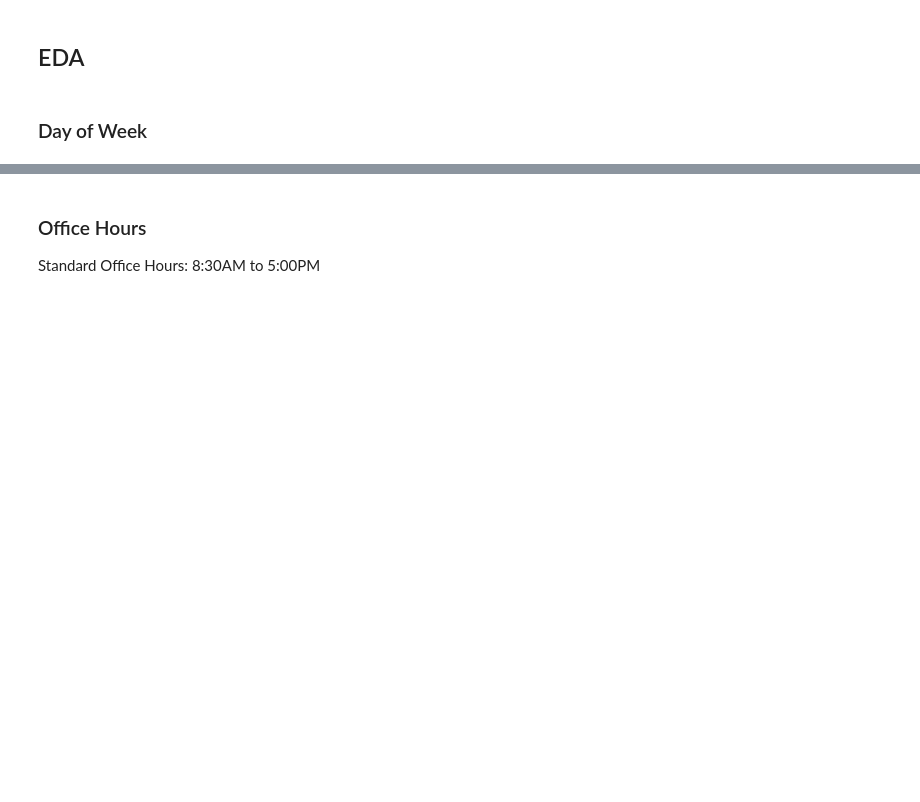
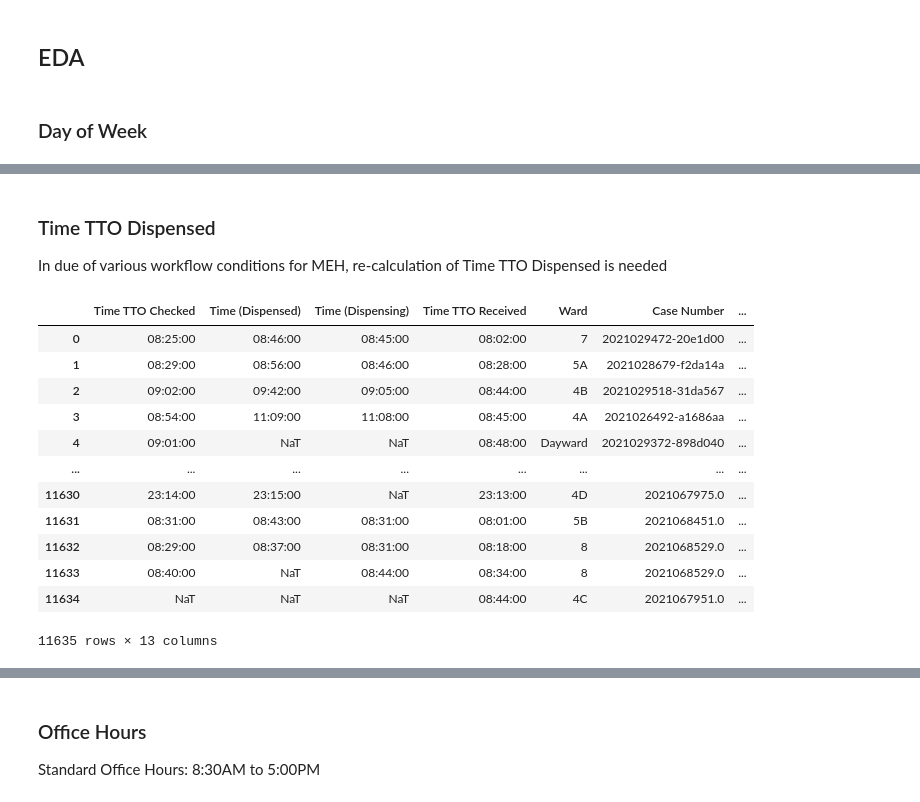
Before and after one commit to RoystonCXW/IS447---Smart-Healthcare, a Jupyter notebook: IS447/System/Data/Pharmacy Dept/Data Cleaning/MEH_Cleaning.ipynb, the cells around one changed output, grey strips where cells are left out. Saved outputs shown, nothing was run; the diff lists cells and outputs as text; code cells hidden in the pictures; blank space fills up the shorter version.

```diff
--- a/IS447/System/Data/Pharmacy Dept/Data Cleaning/MEH_Cleaning.ipynb
+++ b/IS447/System/Data/Pharmacy Dept/Data Cleaning/MEH_Cleaning.ipynb
@@ -520,3 +525,34 @@ dfinal_csv.head()
 | 2 | 09:02:00 | 09:42:00 | 09:05:00 | 08:44:00 | 4B | 2021029518-31da567 | ... |
 | 3 | 08:54:00 | 11:09:00 | 11:08:00 | 08:45:00 | 4A | 2021026492-a1686aa | ... |
 | 4 | 09:01:00 | NaT | NaT | 08:48:00 | Dayward | 2021029372-898d040 | ... |
+# %% [markdown]
+### Time TTO Dispensed
+
+In due of various workflow conditions for MEH, re-calculation of Time TTO Dispensed is needed
+# %%
+#ASSUMPTIONS
+#if dispensed by nurse -> time tto dispensed = time tto checked
+#if passed to nurse -> time tto dispensed = time tto checked
+#if in pigeon -> time tto dispensed = time tto checked
+#else time tto dispensed = time (dispensed)
+
+dfinal_csv['Time TTO Dispensed'] = np.where(((dfinal_csv['Time (Dispensed by Nurse)'].notnull()) |
+                                        (dfinal_csv['Time (Passed to Nurse)'].notnull()) |
+                                        (dfinal_csv['Time (in Pigeon)'].notnull())),
+                                        dfinal_csv['Time TTO Checked'], dfinal_csv['Time (Dispensed)'])
+
+dfinal_csv
+# %% [output]
+|  | Time TTO Checked | Time (Dispensed) | Time (Dispensing) | Time TTO Received | Ward | Case Number | ... |
+| 0 | 08:25:00 | 08:46:00 | 08:45:00 | 08:02:00 | 7 | 2021029472-20e1d00 | ... |
+| 1 | 08:29:00 | 08:56:00 | 08:46:00 | 08:28:00 | 5A | 2021028679-f2da14a | ... |
+| 2 | 09:02:00 | 09:42:00 | 09:05:00 | 08:44:00 | 4B | 2021029518-31da567 | ... |
+| 3 | 08:54:00 | 11:09:00 | 11:08:00 | 08:45:00 | 4A | 2021026492-a1686aa | ... |
+| 4 | 09:01:00 | NaT | NaT | 08:48:00 | Dayward | 2021029372-898d040 | ... |
+| ... | ... | ... | ... | ... | ... | ... | ... |
+| 11630 | 23:14:00 | 23:15:00 | NaT | 23:13:00 | 4D | 2021067975.0 | ... |
+| 11631 | 08:31:00 | 08:43:00 | 08:31:00 | 08:01:00 | 5B | 2021068451.0 | ... |
+| 11632 | 08:29:00 | 08:37:00 | 08:31:00 | 08:18:00 | 8 | 2021068529.0 | ... |
+| 11633 | 08:40:00 | NaT | 08:44:00 | 08:34:00 | 8 | 2021068529.0 | ... |
+| 11634 | NaT | NaT | NaT | 08:44:00 | 4C | 2021067951.0 | ... |
+11635 rows × 13 columns
```
Also changed, not shown: parts of 12 cells of this notebook, 1 other file.
